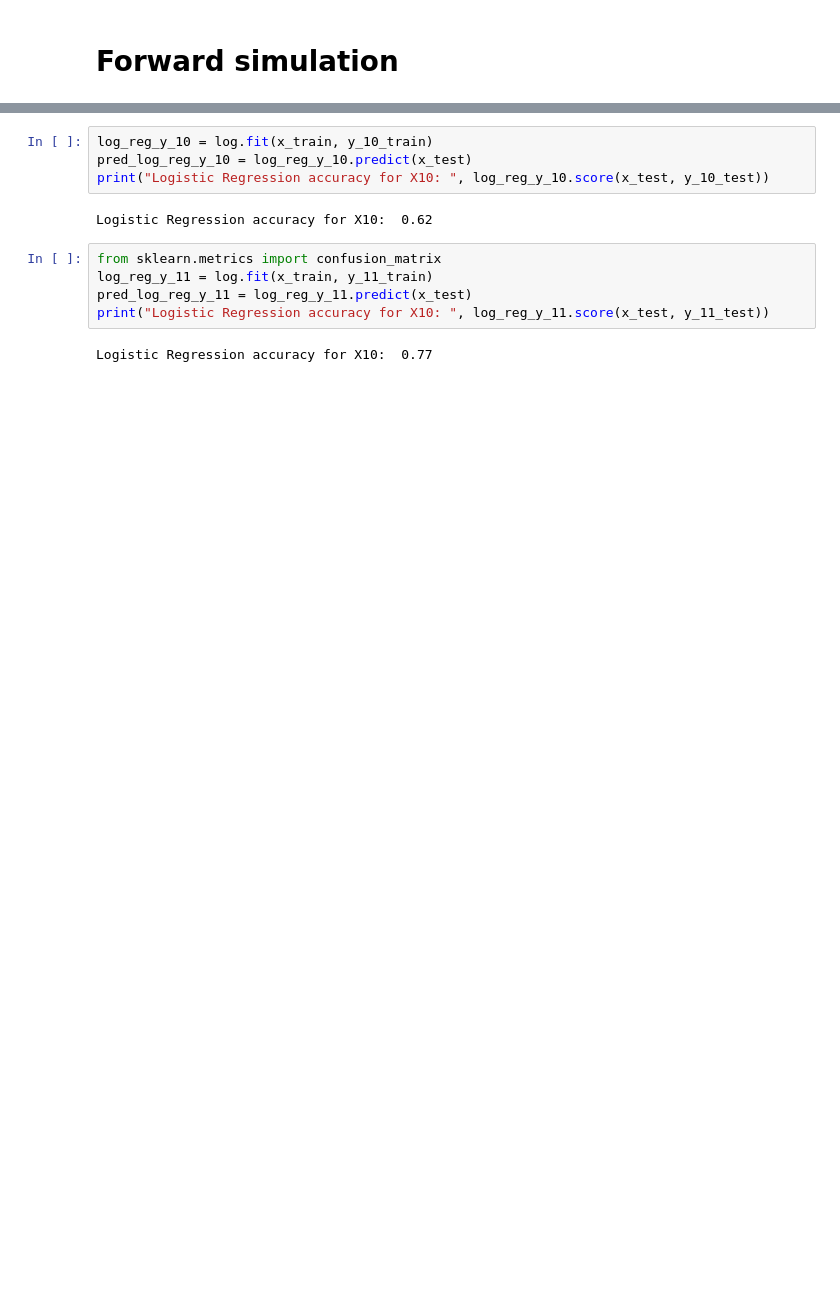
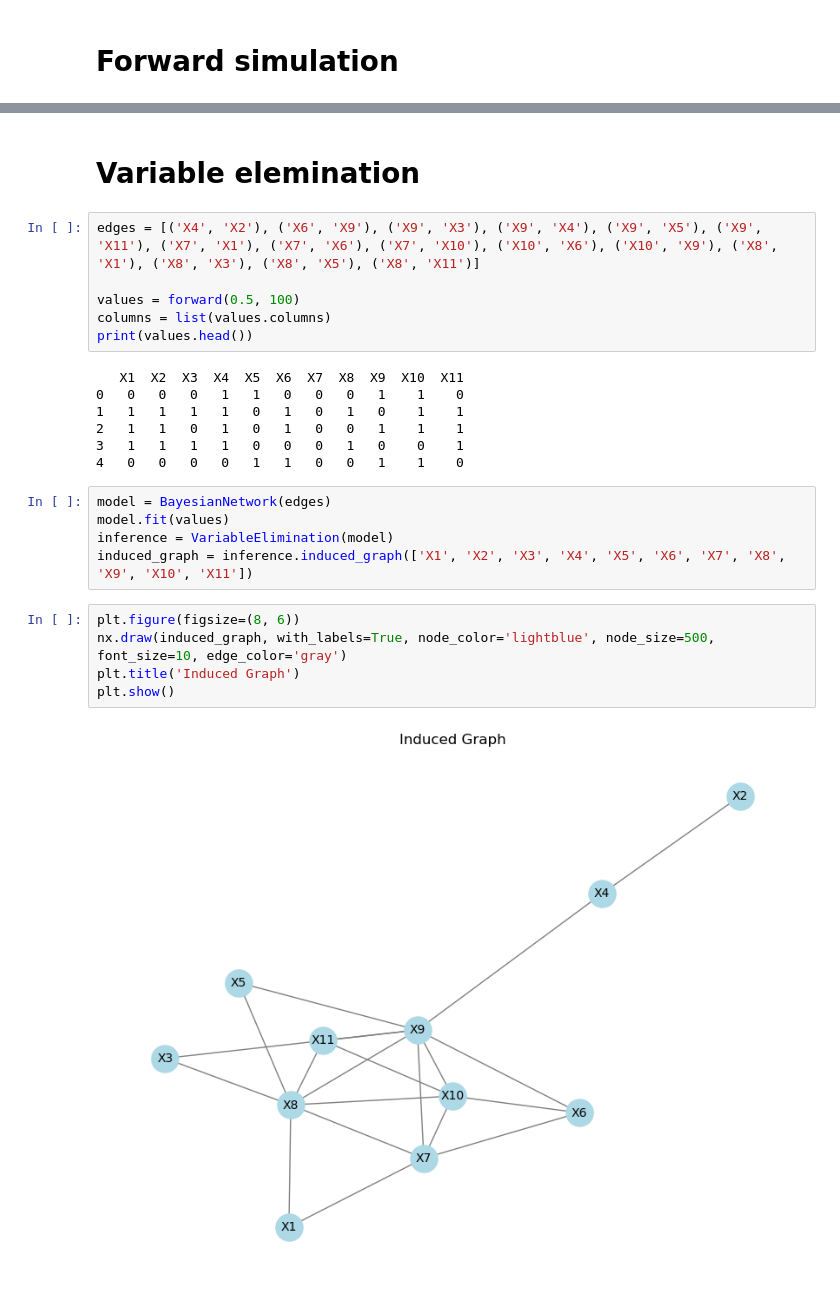
Before and after one commit to AblaZe42/MODCOM_PROJECT, a Jupyter notebook: alex.ipynb, the cells around one changed output, grey strips where cells are left out. Drawn from its saved outputs; the diff is of its cells as text; blank space fills up the shorter version.

```diff
--- a/alex.ipynb
+++ b/alex.ipynb
@@ -195,13 +78,27 @@ log = LogisticRegression()
-# %%
-log_reg_y_10 = log.fit(x_train, y_10_train)
-pred_log_reg_y_10 = log_reg_y_10.predict(x_test)
-print("Logistic Regression accuracy for X10: ", log_reg_y_10.score(x_test, y_10_test))
-# %% [output]
-Logistic Regression accuracy for X10:  0.62
-# %%
-from sklearn.metrics import confusion_matrix
-log_reg_y_11 = log.fit(x_train, y_11_train)
-pred_log_reg_y_11 = log_reg_y_11.predict(x_test)
-print("Logistic Regression accuracy for X10: ", log_reg_y_11.score(x_test, y_11_test))
-# %% [output]
-Logistic Regression accuracy for X10:  0.77
+# %% [markdown]
+# Variable elemination
+# %%
+edges = [('X4', 'X2'), ('X6', 'X9'), ('X9', 'X3'), ('X9', 'X4'), ('X9', 'X5'), ('X9', 'X11'), ('X7', 'X1'), ('X7', 'X6'), ('X7', 'X10'), ('X10', 'X6'), ('X10', 'X9'), ('X8', 'X1'), ('X8', 'X3'), ('X8', 'X5'), ('X8', 'X11')]
+
+values = forward(0.5, 100)
+columns = list(values.columns)
+print(values.head())
+# %% [output]
+   X1  X2  X3  X4  X5  X6  X7  X8  X9  X10  X11
+0   0   0   0   1   1   0   0   0   1    1    0
+1   1   1   1   1   0   1   0   1   0    1    1
+2   1   1   0   1   0   1   0   0   1    1    1
+3   1   1   1   1   0   0   0   1   0    0    1
+4   0   0   0   0   1   1   0   0   1    1    0
+# %%
+model = BayesianNetwork(edges)
+model.fit(values)
+inference = VariableElimination(model)
+induced_graph = inference.induced_graph(['X1', 'X2', 'X3', 'X4', 'X5', 'X6', 'X7', 'X8', 'X9', 'X10', 'X11'])
+# %%
+plt.figure(figsize=(8, 6))
+nx.draw(induced_graph, with_labels=True, node_color='lightblue', node_size=500, font_size=10, edge_color='gray')
+plt.title('Induced Graph')
+plt.show()
+# %% [output]
+[figure, added]
```
Also changed, not shown: parts of 17 cells of this notebook.
